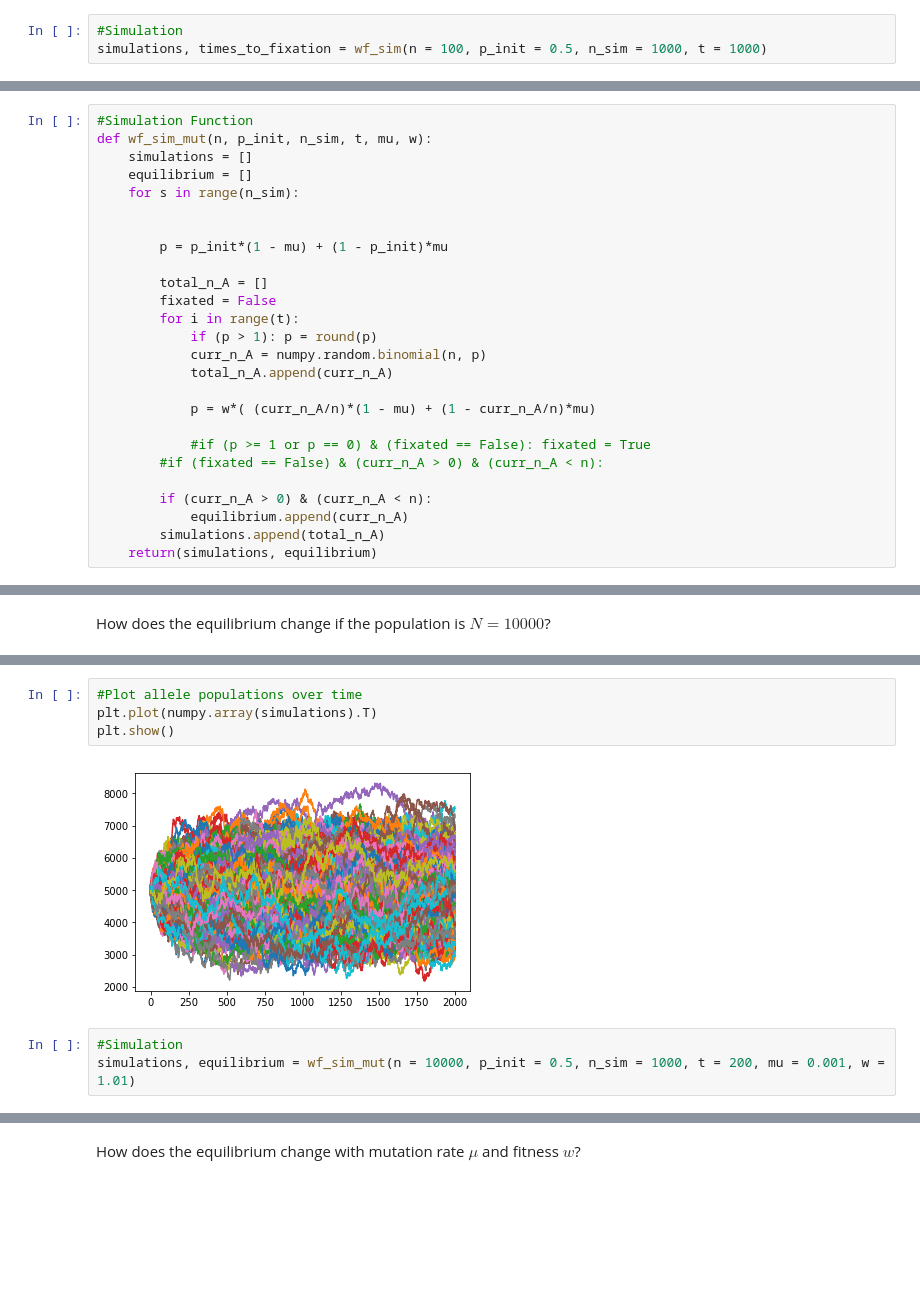
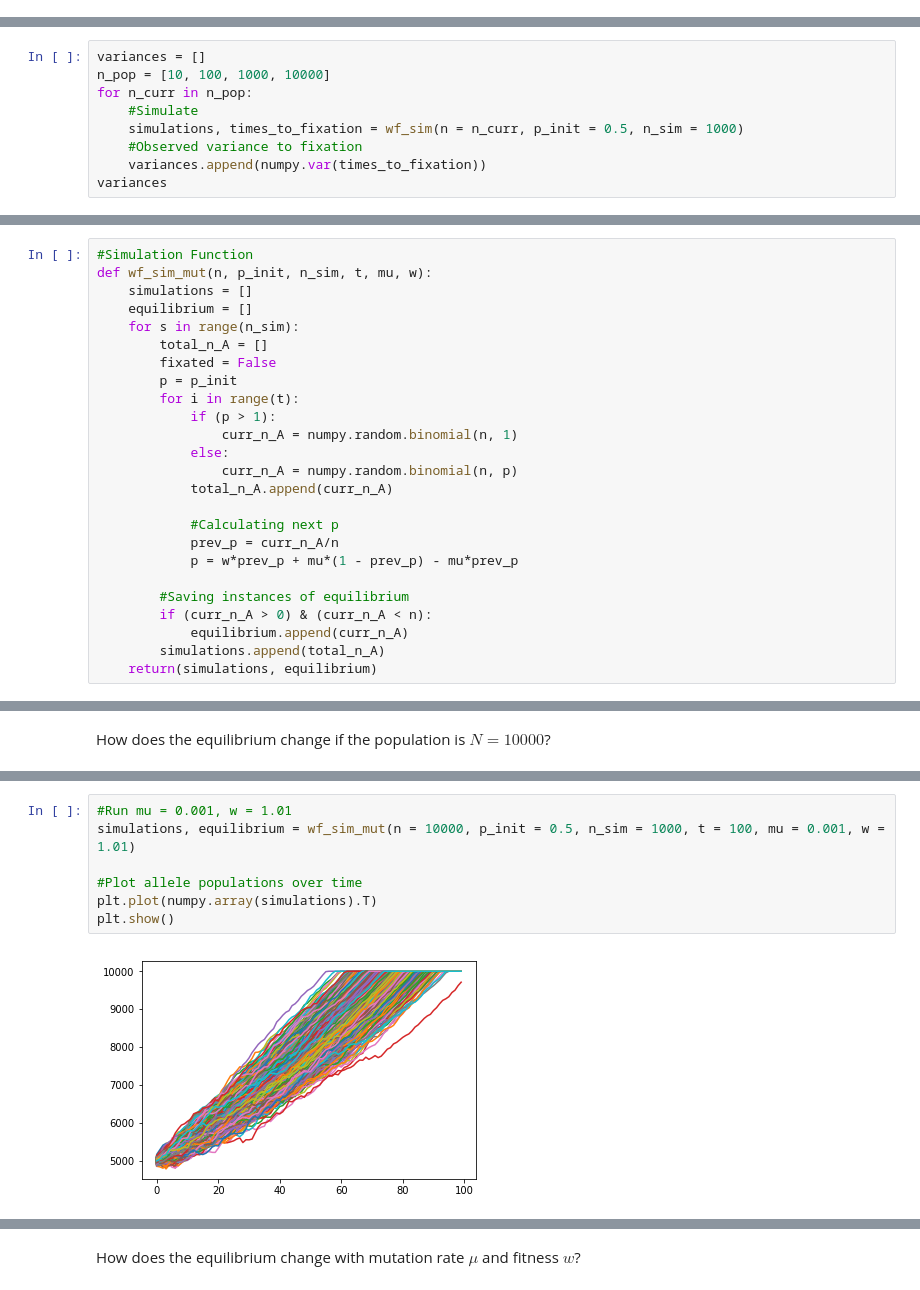
Before and after one commit to michellemli/BMIF201, a Jupyter notebook: PSET1/PSET1.ipynb, the cells around one changed output, grey strips where cells are left out. Cells and saved outputs as stored; diff of their text form; blank space fills up the shorter version.

```diff
--- a/PSET1/PSET1.ipynb
+++ b/PSET1/PSET1.ipynb
@@ -59,3 +46,0 @@ To demonstrate my results for running $1000$ simulations for $1000$ generations,
-# %%
-#Simulation
-simulations, times_to_fixation = wf_sim(n = 100, p_init = 0.5, n_sim = 1000, t = 1000)
@@ -61,0 +49,9 @@ simulations, times_to_fixation = wf_sim(n = 100, p_init = 0.5, n_sim = 1000, t =
+# %%
+variances = []
+n_pop = [10, 100, 1000, 10000]
+for n_curr in n_pop:
+    #Simulate
+    simulations, times_to_fixation = wf_sim(n = n_curr, p_init = 0.5, n_sim = 1000)
+    #Observed variance to fixation
+    variances.append(numpy.var(times_to_fixation))
+variances
@@ -397,22 +393,21 @@ def wf_sim_mut(n, p_init, n_sim, t, mu, w):
     simulations = []
     equilibrium = []
     for s in range(n_sim):
-
-
-        p = p_init*(1 - mu) + (1 - p_init)*mu
-
         total_n_A = []
         fixated = False
+        p = p_init
         for i in range(t):
-            if (p > 1): p = round(p)
-            curr_n_A = numpy.random.binomial(n, p)
+            if (p > 1):
+                curr_n_A = numpy.random.binomial(n, 1)
+            else:
+                curr_n_A = numpy.random.binomial(n, p)
             total_n_A.append(curr_n_A)
 
-            p = w*( (curr_n_A/n)*(1 - mu) + (1 - curr_n_A/n)*mu)
+            #Calculating next p
+            prev_p = curr_n_A/n
+            p = w*prev_p + mu*(1 - prev_p) - mu*prev_p
 
-            #if (p >= 1 or p == 0) & (fixated == False): fixated = True
-        #if (fixated == False) & (curr_n_A > 0) & (curr_n_A < n):
-
+        #Saving instances of equilibrium
         if (curr_n_A > 0) & (curr_n_A < n):
             equilibrium.append(curr_n_A)
         simulations.append(total_n_A)
@@ -436,9 +437,9 @@ simulations, equilibrium = wf_sim_mut(n = 10000, p_init = 0.5, n_sim = 1000, t =
 # %%
+#Run mu = 0.001, w = 1.01
+simulations, equilibrium = wf_sim_mut(n = 10000, p_init = 0.5, n_sim = 1000, t = 100, mu = 0.001, w = 1.01)
+
 #Plot allele populations over time
 plt.plot(numpy.array(simulations).T)
 plt.show()
 # %% [output]
-[figure, old version]
+[figure, new version]
-# %%
-#Simulation
-simulations, equilibrium = wf_sim_mut(n = 10000, p_init = 0.5, n_sim = 1000, t = 200, mu = 0.001, w = 1.01)
```
Also changed, not shown: parts of 110 cells of this notebook, 2 other files.
